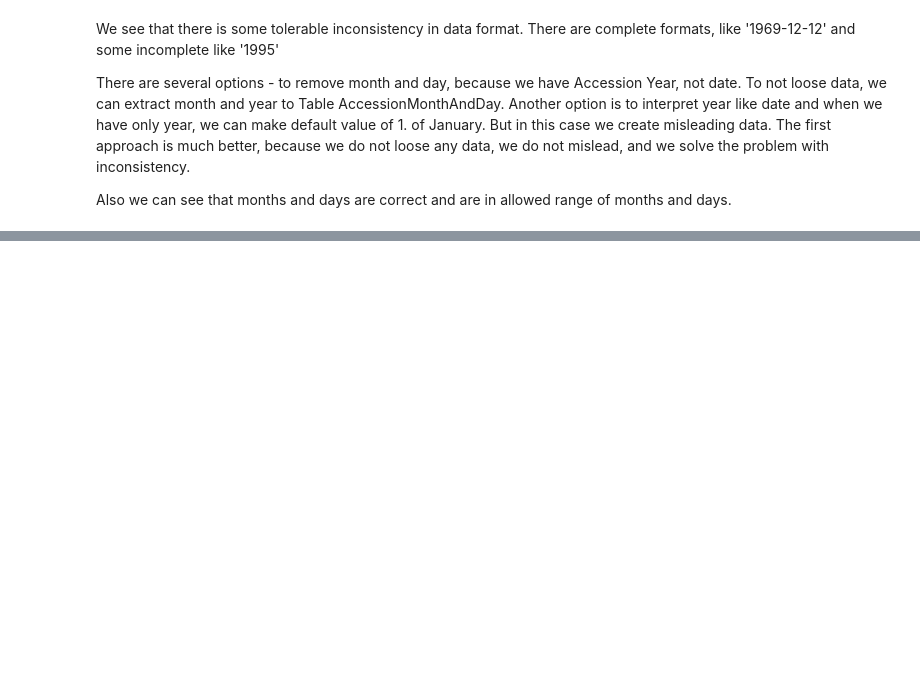
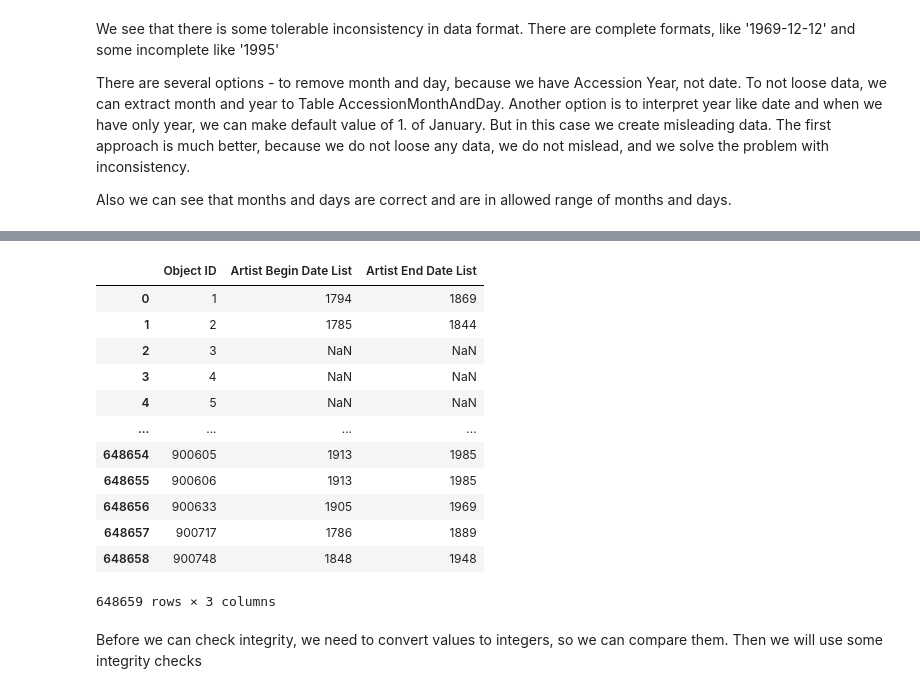
Before and after one commit to nickobard/Data-Preprocessing-Course, a Jupyter notebook: 01/01_homework.ipynb, the cells around one changed output, grey strips where cells are left out. Saved outputs shown, nothing was run; the diff lists cells and outputs as text; code cells hidden in the pictures; blank space fills up the shorter version.

Commit message:
Finish integrity check blitzkrieg

```diff
--- a/01/01_homework.ipynb
+++ b/01/01_homework.ipynb
@@ -477,0 +535,2 @@ del df_accession_year
+# %%
+df_abd_aed = pd.read_csv(dataset_path, usecols=['Object ID', 'Artist Begin Date', 'Artist End Date'])
@@ -477,0 +539,3 @@ del df_accession_year
+# %%
+df_abd_aed['Artist Begin Date List'] = df_abd_aed['Artist Begin Date'].str.split('|')
+df_abd_aed['Artist End Date List'] = df_abd_aed['Artist End Date'].str.split('|')
@@ -477,0 +570,5 @@ del df_accession_year
+# %%
+df_abd = df_abd_aed[['Object ID', 'Artist Begin Date List']]
+df_aed = df_abd_aed[['Object ID', 'Artist End Date List']]
+df_abd_exploded = df_abd.explode('Artist Begin Date List', ignore_index=True)
+df_aed_exploded = df_aed.explode('Artist End Date List', ignore_index=True)
@@ -477,0 +607,19 @@ del df_accession_year
+# %%
+df_abd_aed_exploded = df_abd_exploded.join(df_aed_exploded['Artist End Date List'])
+df_abd_aed_exploded
+# %% [output]
+|  | Object ID | Artist Begin Date List | Artist End Date List |
+| 0 | 1 | 1794 | 1869 |
+| 1 | 2 | 1785 | 1844 |
+| 2 | 3 | NaN | NaN |
+| 3 | 4 | NaN | NaN |
+| 4 | 5 | NaN | NaN |
+| ... | ... | ... | ... |
+| 648654 | 900605 | 1913 | 1985 |
+| 648655 | 900606 | 1913 | 1985 |
+| 648656 | 900633 | 1905 | 1969 |
+| 648657 | 900717 | 1786 | 1889 |
+| 648658 | 900748 | 1848 | 1948 |
+648659 rows × 3 columns
+# %% [markdown]
+Before we can check integrity, we need to convert values to integers, so we can compare them. Then we will use some integrity checks
```
Also changed, not shown: parts of 45 cells of this notebook.
